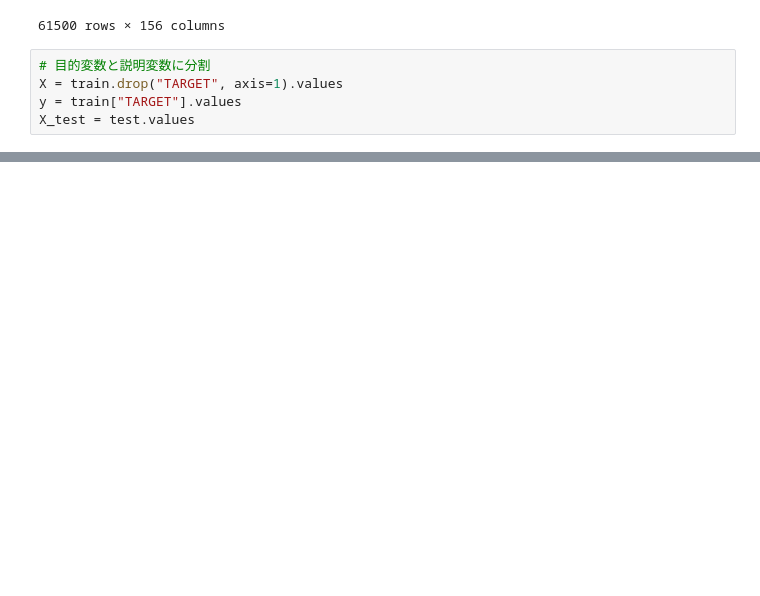
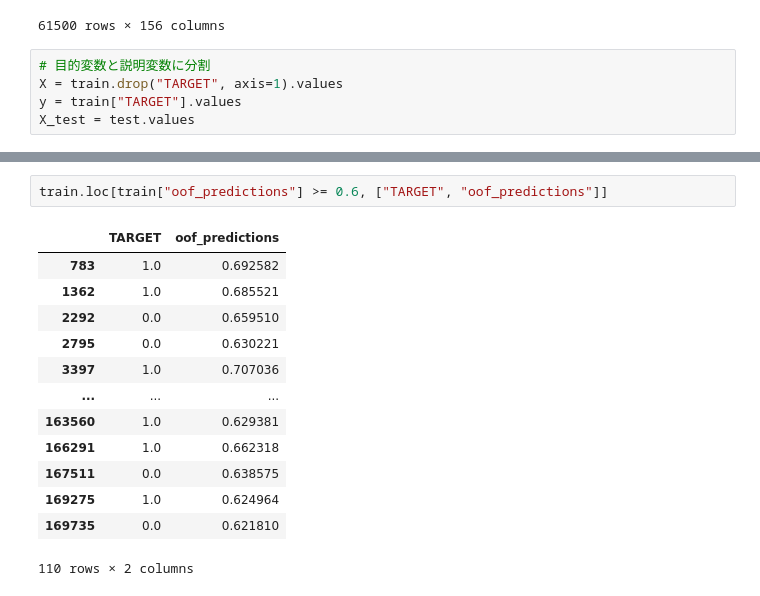
Before and after one commit to hikaru122700/kaggler-, a Jupyter notebook: 018.ipynb, the cells around one changed output, grey strips where cells are left out. Saved outputs shown, nothing was run; the diff lists cells and outputs as text; blank space fills up the shorter version.

```diff
--- a/018.ipynb
+++ b/018.ipynb
@@ -753,0 +882,16 @@ Best trial:
+# %%
+train.loc[train["oof_predictions"] >= 0.6, ["TARGET", "oof_predictions"]]
+# %% [output]
+|  | TARGET | oof_predictions |
+| 783 | 1.0 | 0.692582 |
+| 1362 | 1.0 | 0.685521 |
+| 2292 | 0.0 | 0.659510 |
+| 2795 | 0.0 | 0.630221 |
+| 3397 | 1.0 | 0.707036 |
+| ... | ... | ... |
+| 163560 | 1.0 | 0.629381 |
+| 166291 | 1.0 | 0.662318 |
+| 167511 | 0.0 | 0.638575 |
+| 169275 | 1.0 | 0.624964 |
+| 169735 | 0.0 | 0.621810 |
+110 rows × 2 columns
```
Also changed, not shown: parts of 16 cells of this notebook.
